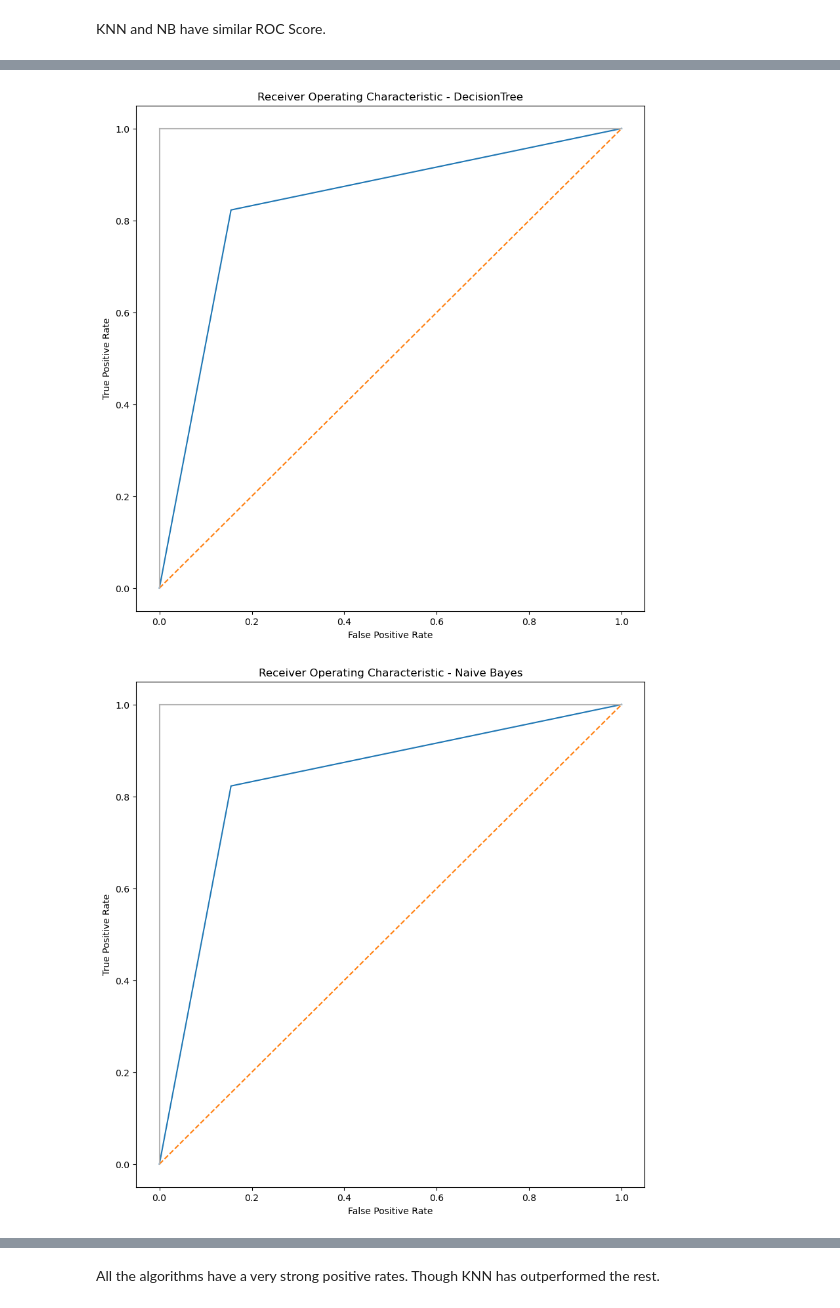
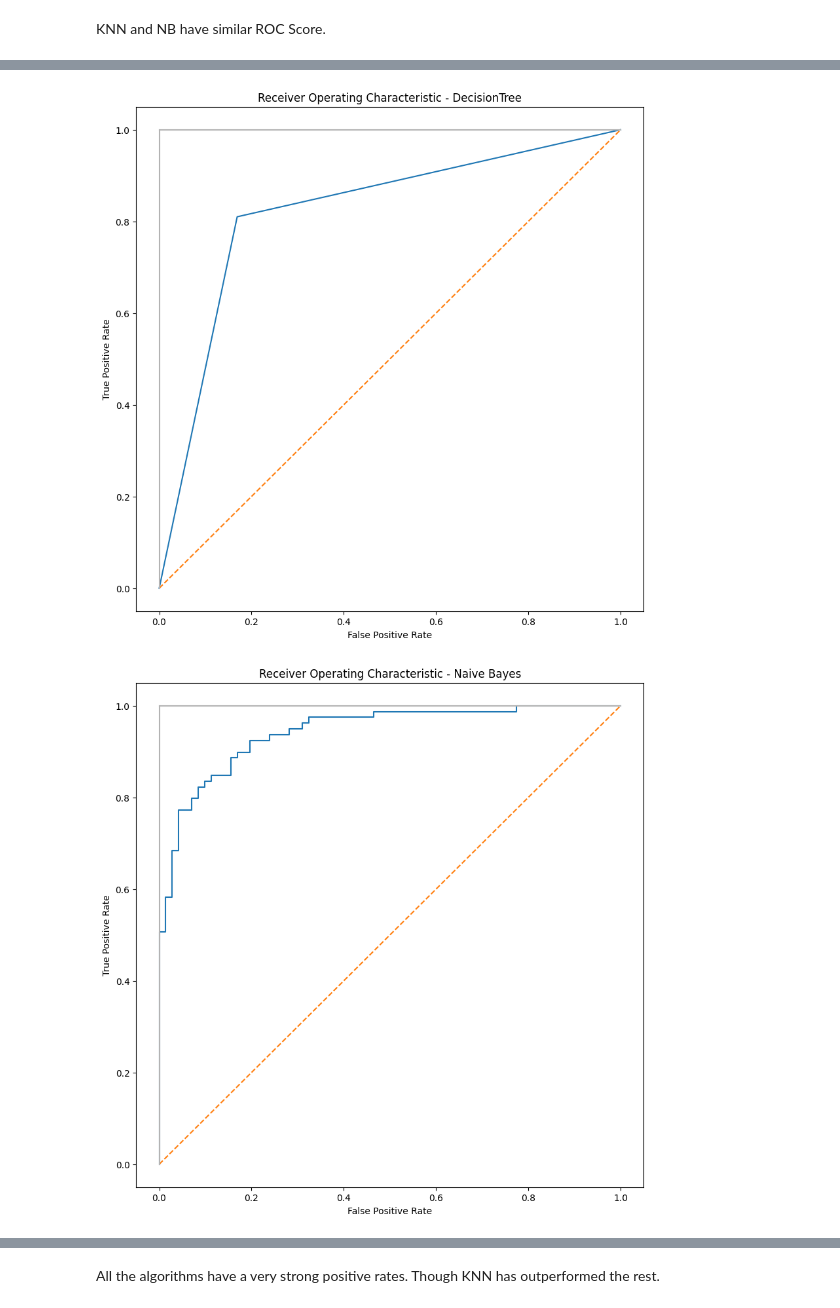
Before and after one commit to elsunais6167/heart_disease_prediction, a Jupyter notebook: alogrithms.ipynb, the cells around one changed output, grey strips where cells are left out. Cells and saved outputs as stored; diff of their text form; code cells hidden in the pictures.

```diff
--- a/alogrithms.ipynb
+++ b/alogrithms.ipynb
@@ -497,4 +497,12 @@ dt_classifier.fit(X_train, y_train)
 #training with Naive Bayes
 nb_classifier=GaussianNB()
 nb_classifier.fit(X_train, y_train)
+
+#Logistic Regression
+ls_classifier = LogisticRegression()
+ls_classifier.fit(X_train, y_train)
+
+#Random Forest
+rf_classifier = RandomForestClassifier()
+rf_classifier.fit(X_train, y_train)
 # %% [output]
@@ -573,13 +617,19 @@ weighted avg       0.87      0.87      0.87       150
 kn_score = kn_classifier.predict_proba(X_test)[:,1]
 dt_score = dt_classifier.predict_proba(X_test)[:,1]
 nb_score = nb_classifier.predict_proba(X_test)[:,1]
+ls_score = ls_classifier.predict_proba(X_test)[:,1]
+rf_score = rf_classifier.predict_proba(X_test)[:,1]
 
 false_positive_rate1, true_positive_rate1, threshold1 = roc_curve(y_test, kn_score)
 false_positive_rate2, true_positive_rate2, threshold2 = roc_curve(y_test, dt_score)
 false_positive_rate3, true_positive_rate3, threshold3 = roc_curve(y_test, nb_score)
+false_positive_rate4, true_positive_rate4, threshold4 = roc_curve(y_test, ls_score)
+false_positive_rate5, true_positive_rate5, threshold5 = roc_curve(y_test, rf_score)
 
 print('roc_auc_score for K-Nearest Neighbors: ', roc_auc_score(y_test, kn_score))
 print('roc_auc_score for DecisionTree: ', roc_auc_score(y_test, dt_score))
 print('roc_auc_score for Naive Bayes: ', roc_auc_score(y_test, nb_score))
+print('roc_auc_score for Logistic Regression: ', roc_auc_score(y_test, nb_score))
+print('roc_auc_score for Random Forest: ', roc_auc_score(y_test, nb_score))
 # %% [output]
 roc_auc_score for K-Nearest Neighbors:  0.9400962738456053
@@ -590,31 +642,49 @@ KNN and NB have similar ROC Score.
 # %%
 plt.subplots(1, figsize=(10,10))
 plt.title('Receiver Operating Characteristic - K-Nearest Neighbors')
 plt.plot(false_positive_rate1, true_positive_rate1)
 plt.plot([0, 1], ls="--")
 plt.plot([0, 0], [1, 0] , c=".7"), plt.plot([1, 1] , c=".7")
 plt.ylabel('True Positive Rate')
 plt.xlabel('False Positive Rate')
 plt.show()
 
 plt.subplots(1, figsize=(10,10))
 plt.title('Receiver Operating Characteristic - DecisionTree')
 plt.plot(false_positive_rate2, true_positive_rate2)
 plt.plot([0, 1], ls="--")
 plt.plot([0, 0], [1, 0] , c=".7"), plt.plot([1, 1] , c=".7")
 plt.ylabel('True Positive Rate')
 plt.xlabel('False Positive Rate')
 plt.show()
 
 plt.subplots(1, figsize=(10,10))
 plt.title('Receiver Operating Characteristic - Naive Bayes')
-plt.plot(false_positive_rate2, true_positive_rate2)
+plt.plot(false_positive_rate3, true_positive_rate3)
 plt.plot([0, 1], ls="--")
 plt.plot([0, 0], [1, 0] , c=".7"), plt.plot([1, 1] , c=".7")
 plt.ylabel('True Positive Rate')
 plt.xlabel('False Positive Rate')
 plt.show()
+
+plt.subplots(1, figsize=(10,10))
+plt.title('Receiver Operating Characteristic - Logistic Regression')
+plt.plot(false_positive_rate4, true_positive_rate4)
+plt.plot([0, 1], ls="--")
+plt.plot([0, 0], [1, 0] , c=".7"), plt.plot([1, 1] , c=".7")
+plt.ylabel('True Positive Rate')
+plt.xlabel('False Positive Rate')
+plt.show()
+
+plt.subplots(1, figsize=(10,10))
+plt.title('Receiver Operating Characteristic - Random Forest')
+plt.plot(false_positive_rate5, true_positive_rate5)
+plt.plot([0, 1], ls="--")
+plt.plot([0, 0], [1, 0] , c=".7"), plt.plot([1, 1] , c=".7")
+plt.ylabel('True Positive Rate')
+plt.xlabel('False Positive Rate')
+plt.show()
 # %% [output]
 [figure]
-[figure, old version]
+[figure, new version]
-[figure, old version]
+[figure, new version]
```
Also changed, not shown: parts of 9 cells of this notebook.
